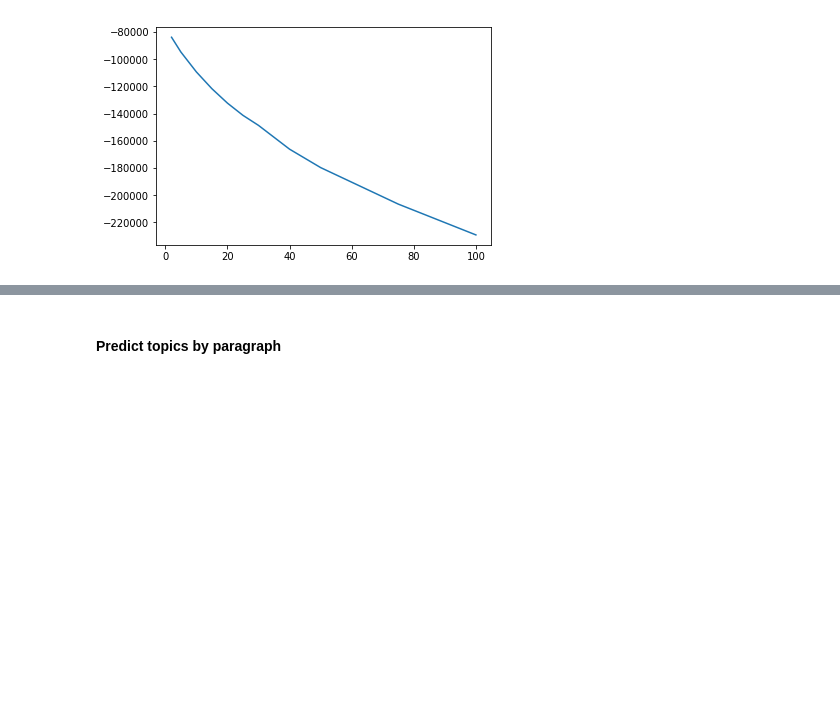
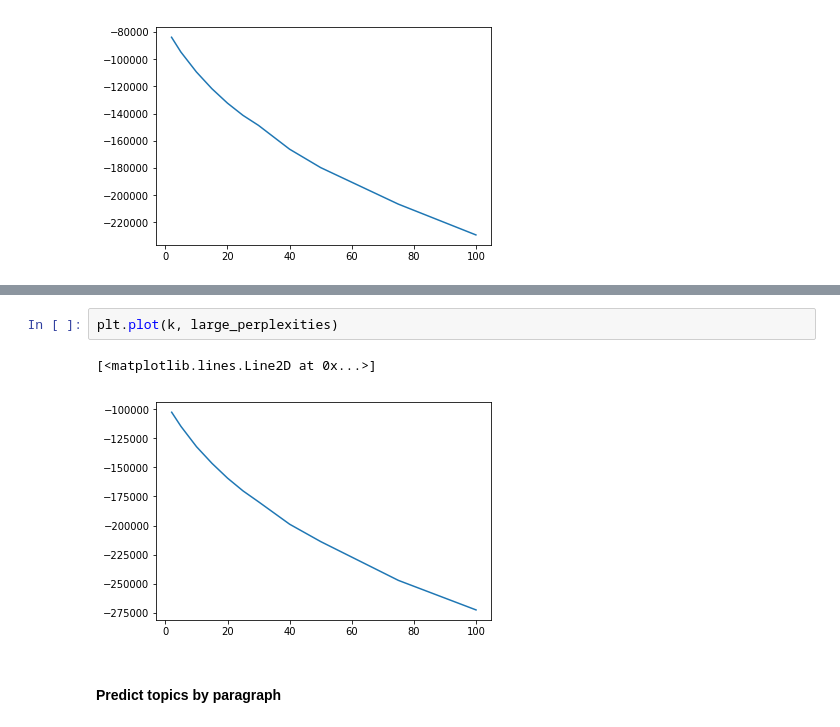
Before and after one commit to euphonic/EAGER, a Jupyter notebook: code/topics_markov/TopicModel and Markov-v2.ipynb, the cells around one changed output, grey strips where cells are left out. Cells and saved outputs as stored; diff of their text form; blank space fills up the shorter version.

```diff
--- a/code/topics_markov/TopicModel and Markov-v2.ipynb
+++ b/code/topics_markov/TopicModel and Markov-v2.ipynb
@@ -251,3 +281,8 @@ plt.plot(k, nano_perplexities)
+# %%
+plt.plot(k, large_perplexities)
+# %% [output]
+[<matplotlib.lines.Line2D at 0x...>]
+[figure, added]
 # %% [markdown]
 #### Predict topics by paragraph
 # %%
```
Also changed, not shown: parts of 10 cells of this notebook, 18 other files.
